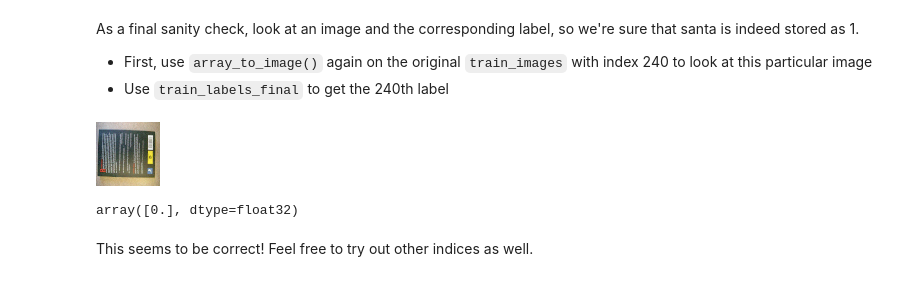
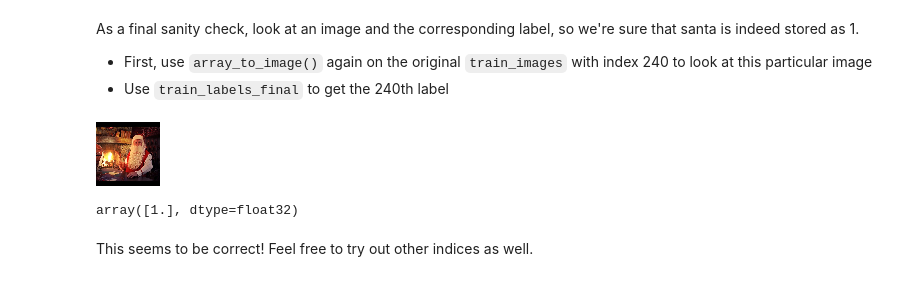
Before and after one commit to daveajstearns/dsc-introduction-to-neural-networks-lab-nyc-ds-021720, a Jupyter notebook: index.ipynb, the cells around one changed output. Cells and saved outputs as stored; diff of their text form; code cells hidden in the pictures.

```diff
--- a/index.ipynb
+++ b/index.ipynb
@@ -171,14 +171,14 @@ As a final sanity check, look at an image and the corresponding label, so we're
 - Use `train_labels_final` to get the 240th label
 # %%
 # Preview train image at index 240
-array_to_img(train_images[240])
+array_to_img(train_images[241])
 # %% [output]
-[figure, old version]
+[figure, new version]
 # %%
 # Preview train label at index 240
-train_labels_final[:,240]
+train_labels_final[:,241]
 # %% [output]
-array([0.], dtype=float32)
+array([1.], dtype=float32)
 # %% [markdown]
 This seems to be correct! Feel free to try out other indices as well.
 # %% [markdown]
```
